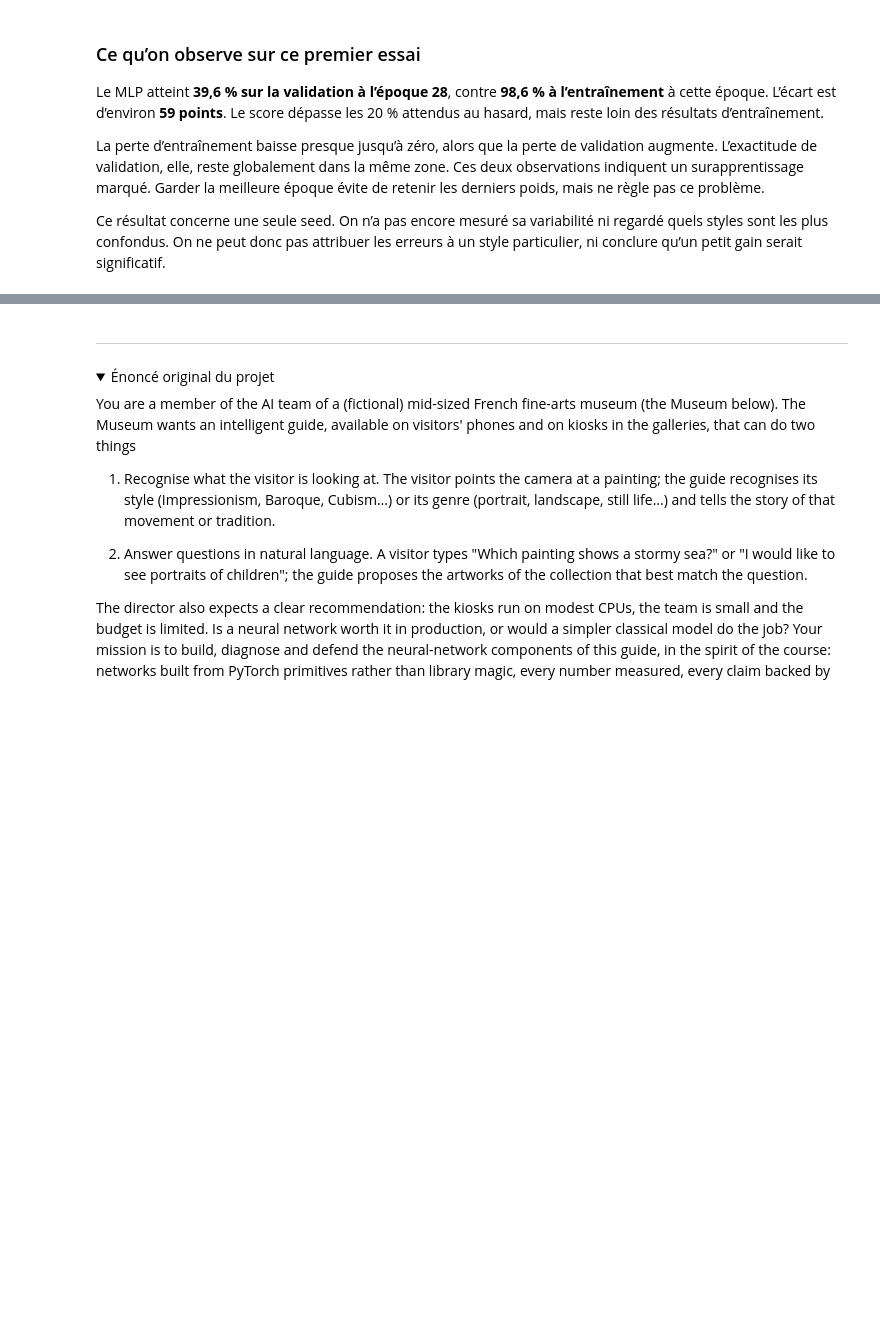
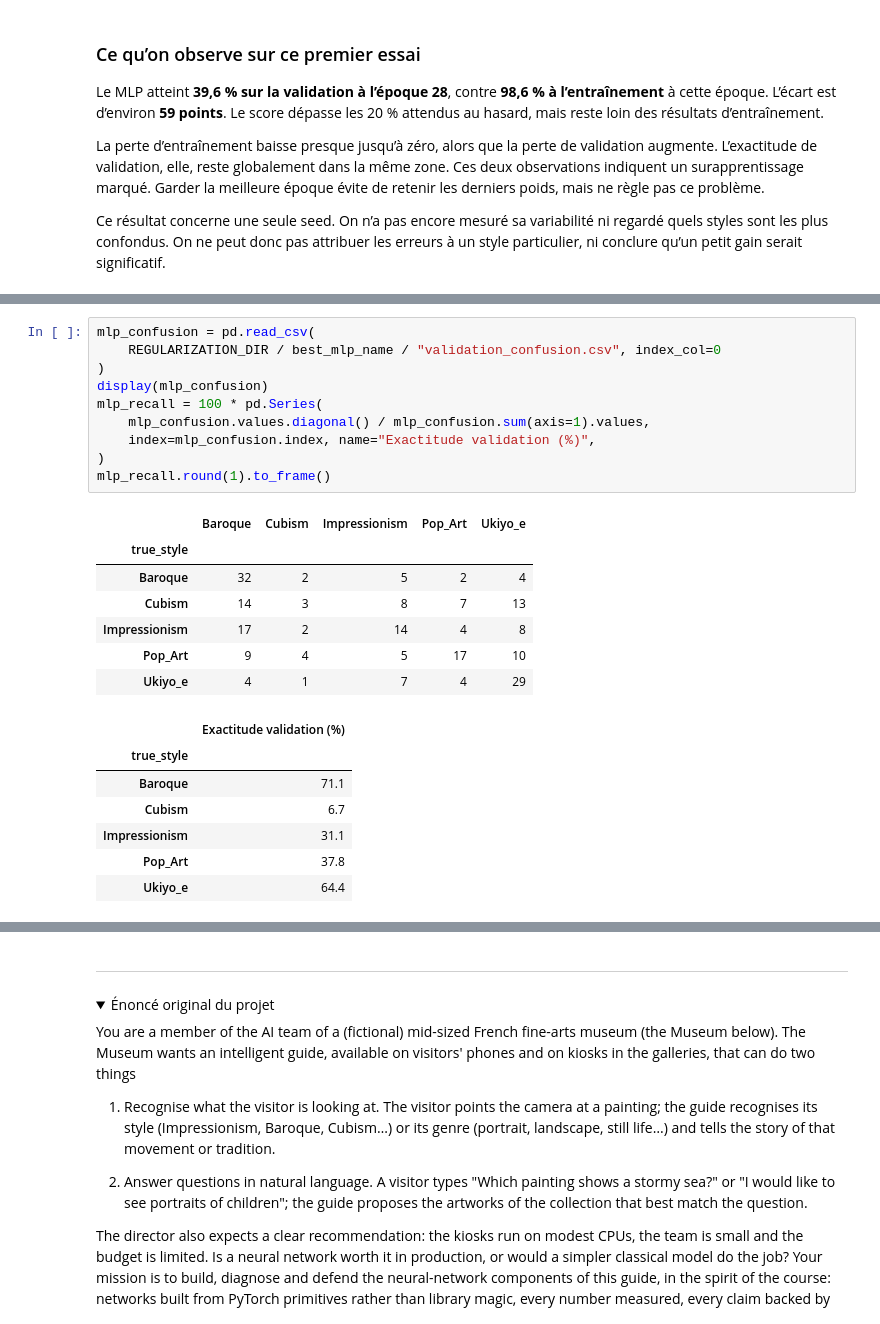
Before and after one commit to nbachiri-oss/Deep-Learning-Wikiart, a Jupyter notebook: wikiart.ipynb, the cells around one changed output, grey strips where cells are left out. Saved outputs shown, nothing was run; the diff lists cells and outputs as text; folded sections open; blank space fills up the shorter version.

```diff
--- a/wikiart.ipynb
+++ b/wikiart.ipynb
@@ -1098,0 +1315,25 @@ La recherche d’œuvres en langage naturel reste une piste ultérieure ; ce not
+# %%
+mlp_confusion = pd.read_csv(
+    REGULARIZATION_DIR / best_mlp_name / "validation_confusion.csv", index_col=0
+)
+display(mlp_confusion)
+mlp_recall = 100 * pd.Series(
+    mlp_confusion.values.diagonal() / mlp_confusion.sum(axis=1).values,
+    index=mlp_confusion.index, name="Exactitude validation (%)",
+)
+mlp_recall.round(1).to_frame()
+# %% [output]
+|  | Baroque | Cubism | Impressionism | Pop_Art | Ukiyo_e |
+| true_style |  |  |  |  |  |
+| Baroque | 32 | 2 | 5 | 2 | 4 |
+| Cubism | 14 | 3 | 8 | 7 | 13 |
+| Impressionism | 17 | 2 | 14 | 4 | 8 |
+| Pop_Art | 9 | 4 | 5 | 17 | 10 |
+| Ukiyo_e | 4 | 1 | 7 | 4 | 29 |
+|  | Exactitude validation (%) |
+| true_style |  |
+| Baroque | 71.1 |
+| Cubism | 6.7 |
+| Impressionism | 31.1 |
+| Pop_Art | 37.8 |
+| Ukiyo_e | 64.4 |
```
Also changed, not shown: parts of 21 cells of this notebook, 19 other files.
